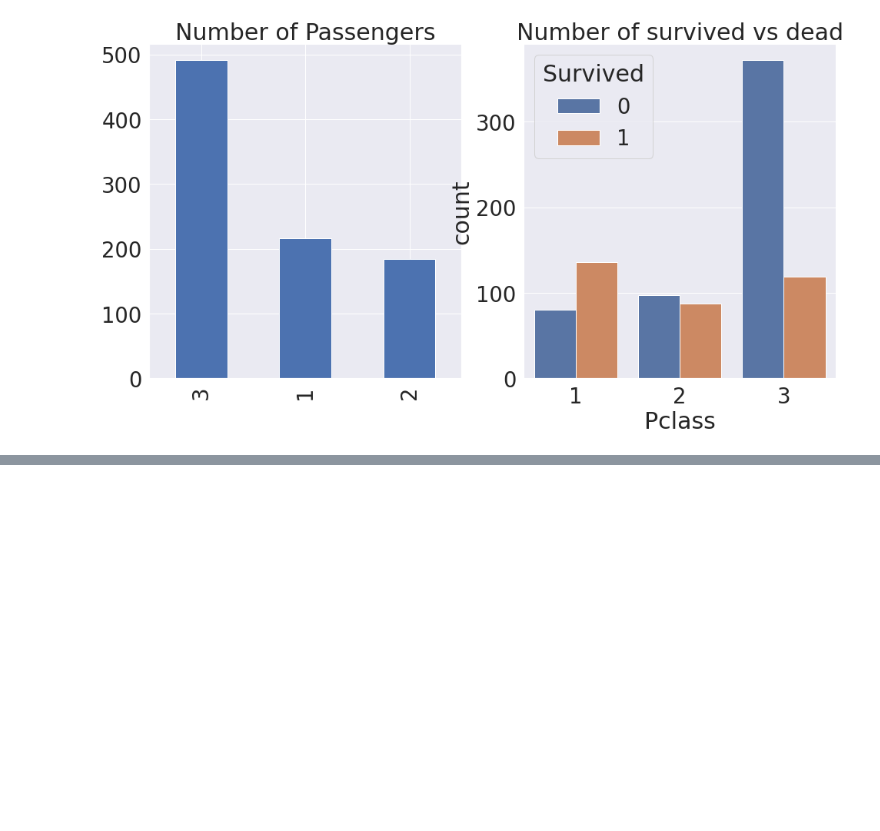
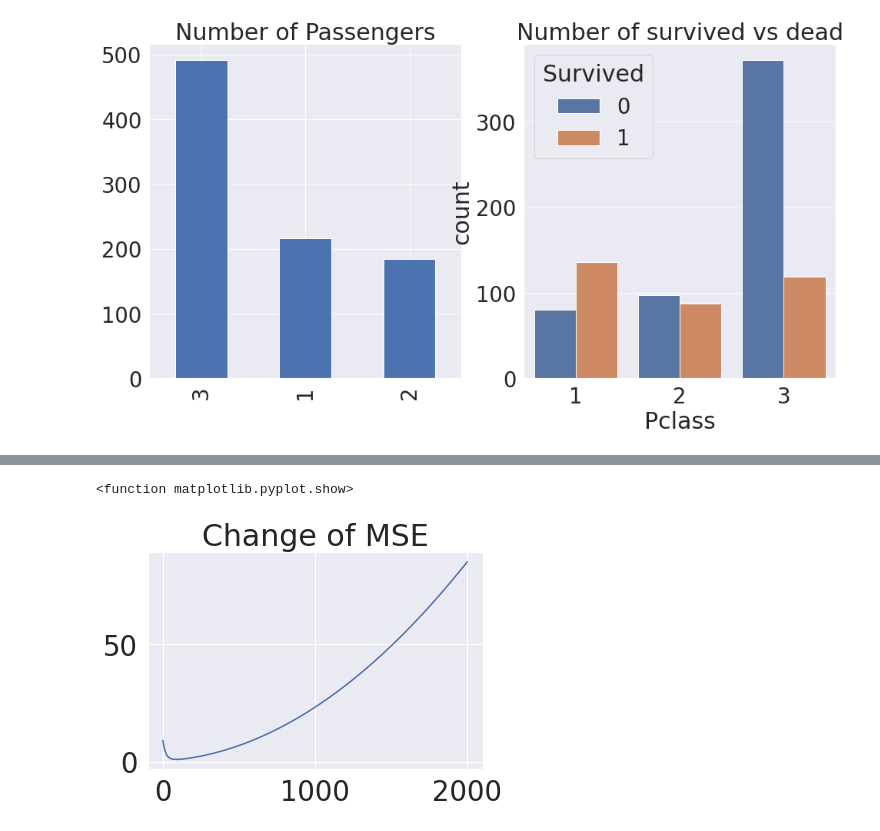
Before and after one commit to rohee119/bdna, a Jupyter notebook: 김로희6강7강.ipynb, the cells around one changed output, grey strips where cells are left out. Cells and saved outputs as stored; diff of their text form; code cells hidden in the pictures; blank space fills up the shorter version.

```diff
--- a/김로희6강7강.ipynb
+++ b/김로희6강7강.ipynb
@@ -280,0 +358,7 @@ plt.show()
+# %%
+plt.plot(it_index,err_evolve)
+plt.title('Change of MSE')
+plt.show
+# %% [output]
+<function matplotlib.pyplot.show>
+[figure, added]
```
Also changed, not shown: parts of 15 cells of this notebook.
